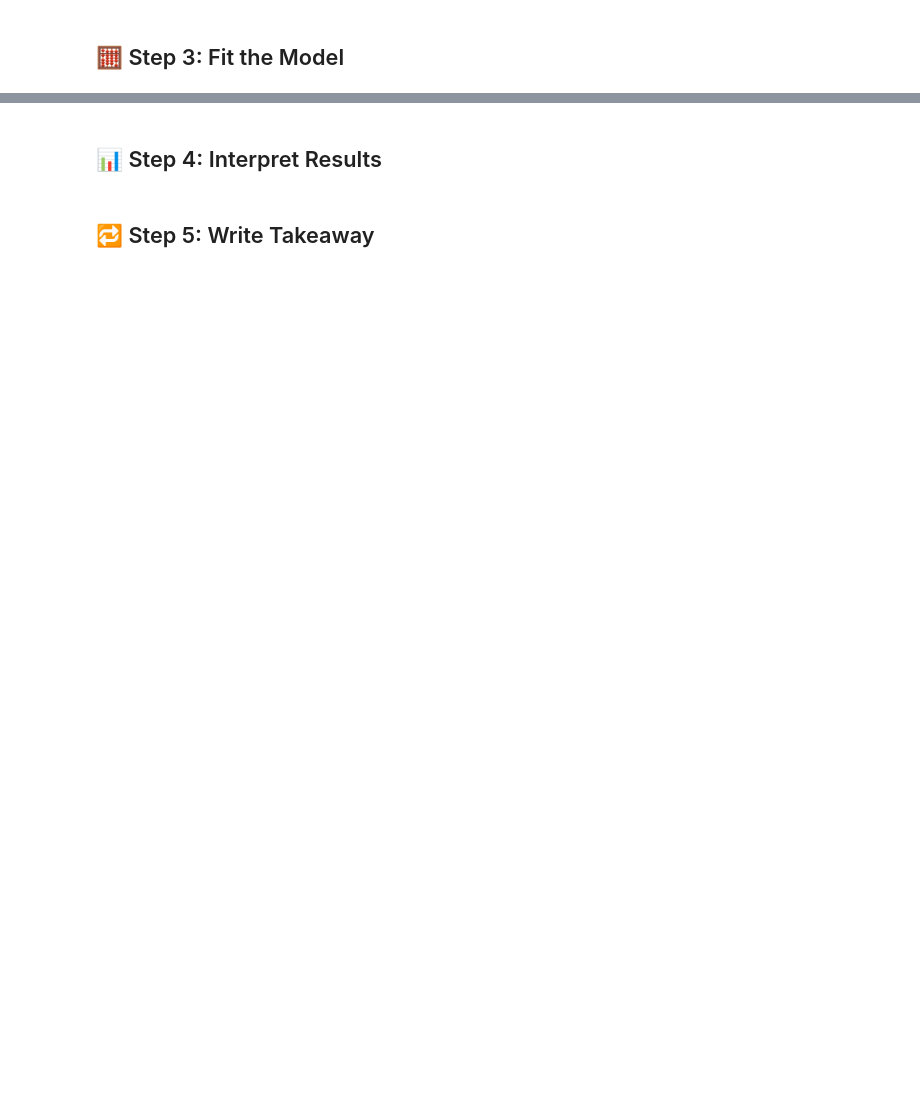
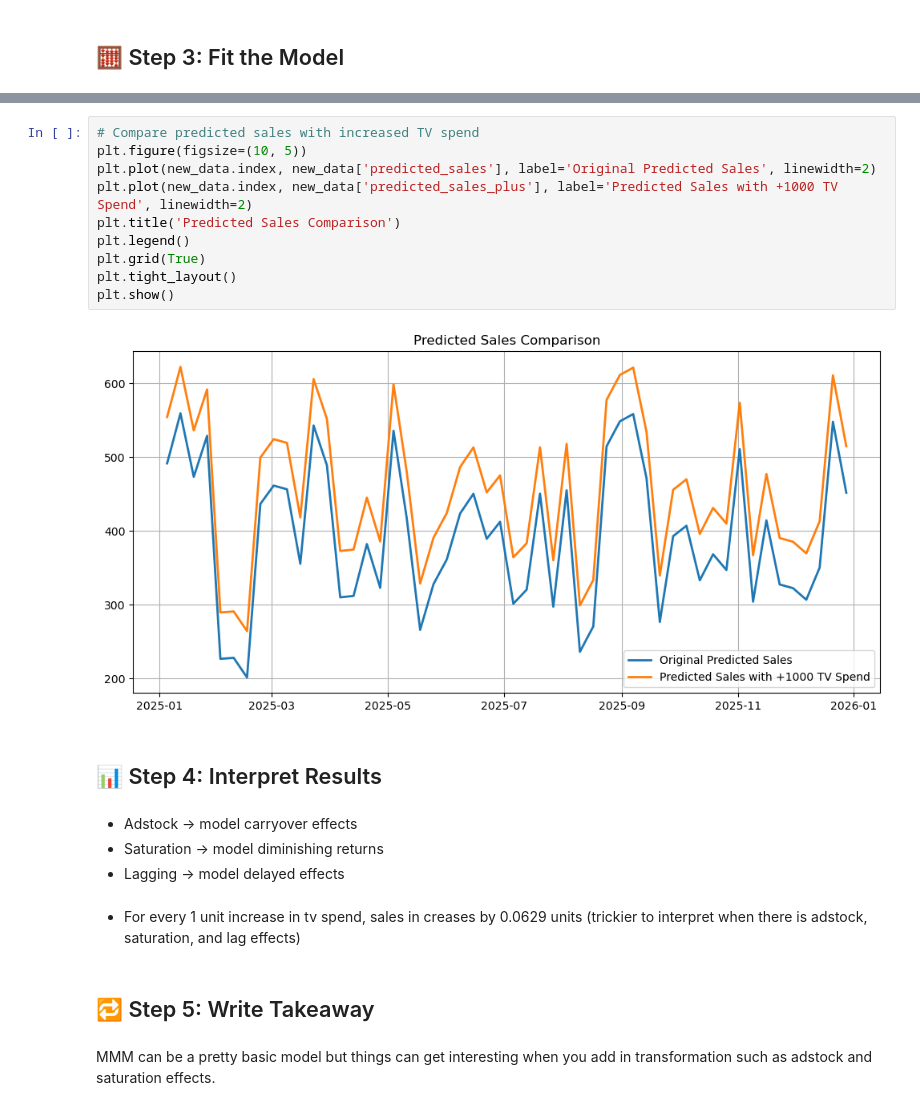
Before and after one commit to jwalluww/Portfolio_Projects, a Jupyter notebook: Quick_Hits/24_MMM_Basic.ipynb, the cells around one changed output, grey strips where cells are left out. Drawn from its saved outputs; the diff is of its cells as text; blank space fills up the shorter version.

```diff
--- a/Quick_Hits/24_MMM_Basic.ipynb
+++ b/Quick_Hits/24_MMM_Basic.ipynb
@@ -141,4 +175,24 @@ strong multicollinearity or other numerical problems.
+# %%
+# Compare predicted sales with increased TV spend
+plt.figure(figsize=(10, 5))
+plt.plot(new_data.index, new_data['predicted_sales'], label='Original Predicted Sales', linewidth=2)
+plt.plot(new_data.index, new_data['predicted_sales_plus'], label='Predicted Sales with +1000 TV Spend', linewidth=2)
+plt.title('Predicted Sales Comparison')
+plt.legend()
+plt.grid(True)
+plt.tight_layout()
+plt.show()
+# %% [output]
+[figure, added]
 # %% [markdown]
 ## 📊 Step 4: Interpret Results
+# %% [markdown]
+- Adstock -> model carryover effects
+- Saturation -> model diminishing returns
+- Lagging -> model delayed effects
+# %% [markdown]
+- For every 1 unit increase in tv spend, sales in creases by 0.0629 units (trickier to interpret when there is adstock, saturation, and lag effects)
 # %% [markdown]
 ## 🔁 Step 5: Write Takeaway
+# %% [markdown]
+MMM can be a pretty basic model but things can get interesting when you add in transformation such as adstock and saturation effects.
```
Also changed, not shown: parts of 6 cells of this notebook, 1 other file.
